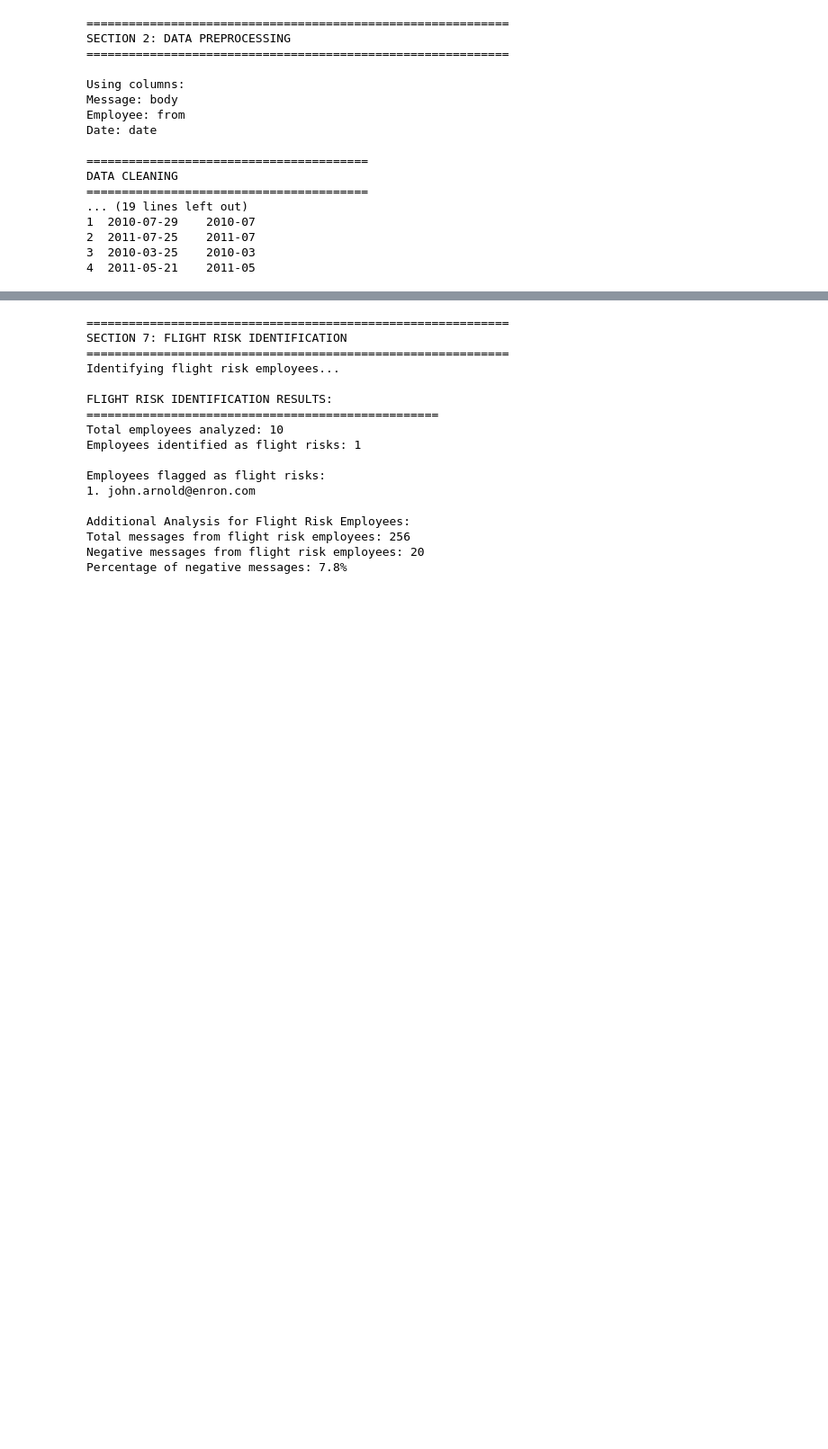
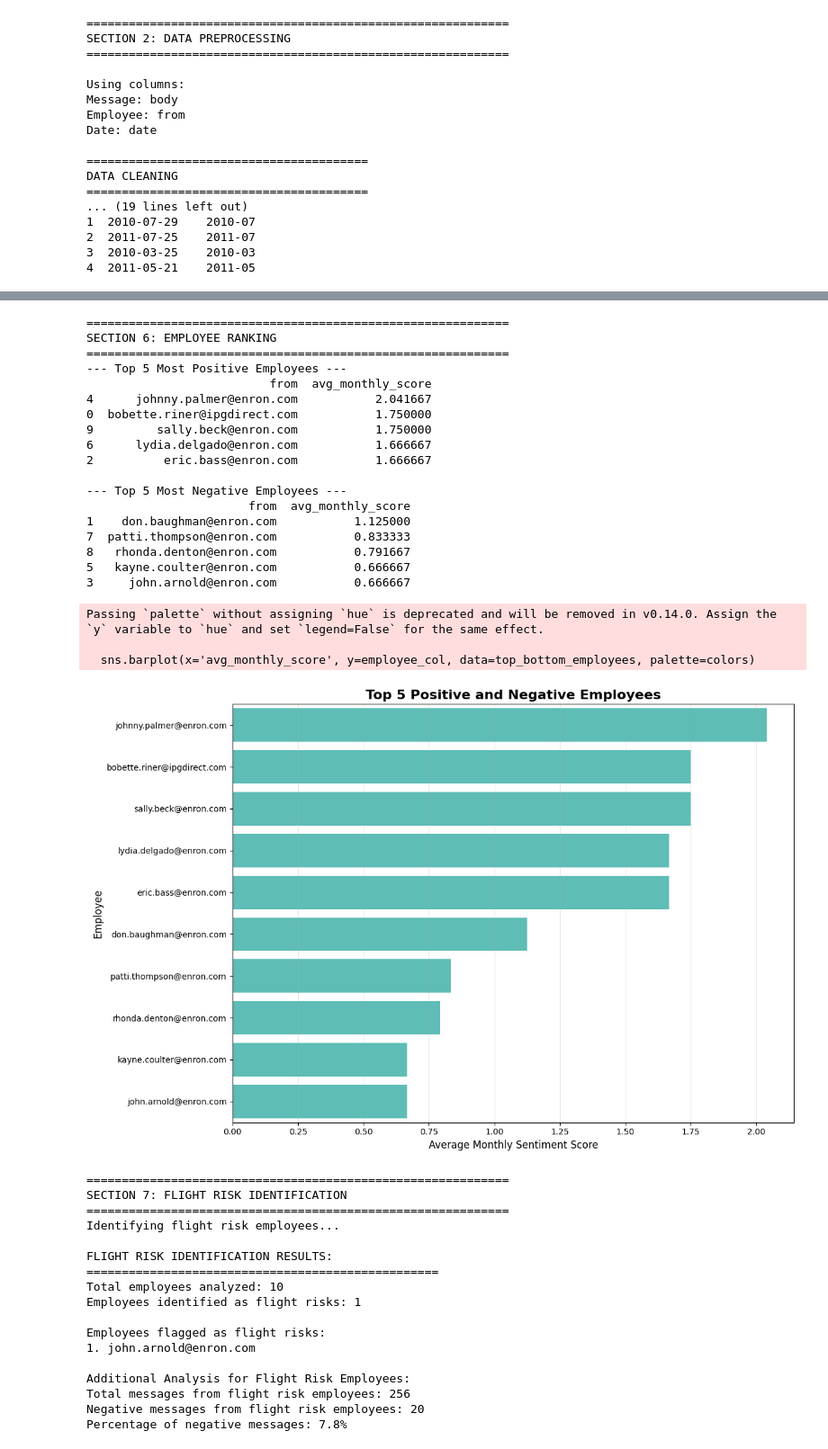
Before and after one commit to Sinjan-Debnath/employee-sentiment-analysis, a Jupyter notebook: employee_sentiment_analysis.ipynb, the cells around one changed output, grey strips where cells are left out. Shown at 90% size. Drawn from its saved outputs; the diff is of its cells as text; code cells hidden in the pictures; blank space fills up the shorter version.

```diff
--- a/employee_sentiment_analysis.ipynb
+++ b/employee_sentiment_analysis.ipynb
@@ -650,0 +261,17 @@ TOP POSITIVE EMPLOYEES BY MONTH:
+# %%
+#@title Section 5: Monthly Sentiment Scoring
+print("=" * 60)
+print("SECTION 5: MONTHLY SENTIMENT SCORING")
+print("=" * 60)
+
+# Map sentiment labels to numerical scores
+sentiment_scores_map = {'Positive': 1, 'Negative': -1, 'Neutral': 0}
+df_final['sentiment_score'] = df_final['sentiment'].map(sentiment_scores_map)
+
+# Calculate monthly scores for each employee
+monthly_scores = df_final.groupby([employee_col, 'year_month'])['sentiment_score'].sum().reset_index()
+monthly_scores = monthly_scores.rename(columns={'sentiment_score': 'monthly_score'})
+
+print("Monthly sentiment scores calculated.")
+print("\nSample of monthly scores:")
+print(monthly_scores.head())
@@ -651,3 +291,59 @@ TOP POSITIVE EMPLOYEES BY MONTH:
+# %%
+#@title Section 6: Employee Ranking
+print("=" * 60)
+print("SECTION 6: EMPLOYEE RANKING")
+print("=" * 60)
+
+# Calculate average monthly score for each employee
+employee_scores_avg = monthly_scores.groupby(employee_col)['monthly_score'].mean().reset_index()
+employee_scores_avg = employee_scores_avg.rename(columns={'monthly_score': 'avg_monthly_score'})
+employee_scores_avg = employee_scores_avg.sort_values('avg_monthly_score', ascending=False)
+
+print("--- Top 5 Most Positive Employees ---")
+print(employee_scores_avg.head())
+
+print("\n--- Top 5 Most Negative Employees ---")
+print(employee_scores_avg.tail())
+
+# --- Plotting Function Definition ---
+def plot_employee_ranking(df, save_path=None):
+    top_bottom_employees = pd.concat([df.head(5), df.tail(5)])
+    plt.figure(figsize=(12, 8))
+    colors = ['#FF6B6B' if x < 0 else '#4ECDC4' for x in top_bottom_employees['avg_monthly_score']]
+    sns.barplot(x='avg_monthly_score', y=employee_col, data=top_bottom_employees, palette=colors)
+    plt.title('Top 5 Positive and Negative Employees', fontsize=16, fontweight='bold')
+    plt.xlabel('Average Monthly Sentiment Score', fontsize=12)
+    plt.ylabel('Employee', fontsize=12)
+    plt.grid(axis='x', alpha=0.3)
+    plt.tight_layout()
+    if save_path: plt.savefig(save_path, dpi=300, bbox_inches='tight')
+    plt.show()
+
+# --- Function Call to Display Plot ---
+plot_employee_ranking(employee_scores_avg)
+# %% [output]
+============================================================
+SECTION 6: EMPLOYEE RANKING
+============================================================
+--- Top 5 Most Positive Employees ---
+                          from  avg_monthly_score
+4      johnny.palmer@enron.com           2.041667
+0  bobette.riner@ipgdirect.com           1.750000
+9         sally.beck@enron.com           1.750000
+6      lydia.delgado@enron.com           1.666667
+2          eric.bass@enron.com           1.666667
+
+--- Top 5 Most Negative Employees ---
+                       from  avg_monthly_score
+1    don.baughman@enron.com           1.125000
+7  patti.thompson@enron.com           0.833333
+8   rhonda.denton@enron.com           0.791667
+5   kayne.coulter@enron.com           0.666667
+3     john.arnold@enron.com           0.666667
+Passing `palette` without assigning `hue` is deprecated and will be removed in v0.14.0. Assign the `y` variable to `hue` and set `legend=False` for the same effect.
+
+  sns.barplot(x='avg_monthly_score', y=employee_col, data=top_bottom_employees, palette=colors)
+[figure, added]
 # %%
 #@title Section 7: Flight Risk Identification
 print("=" * 60)
```
Also changed, not shown: parts of 16 cells of this notebook.
